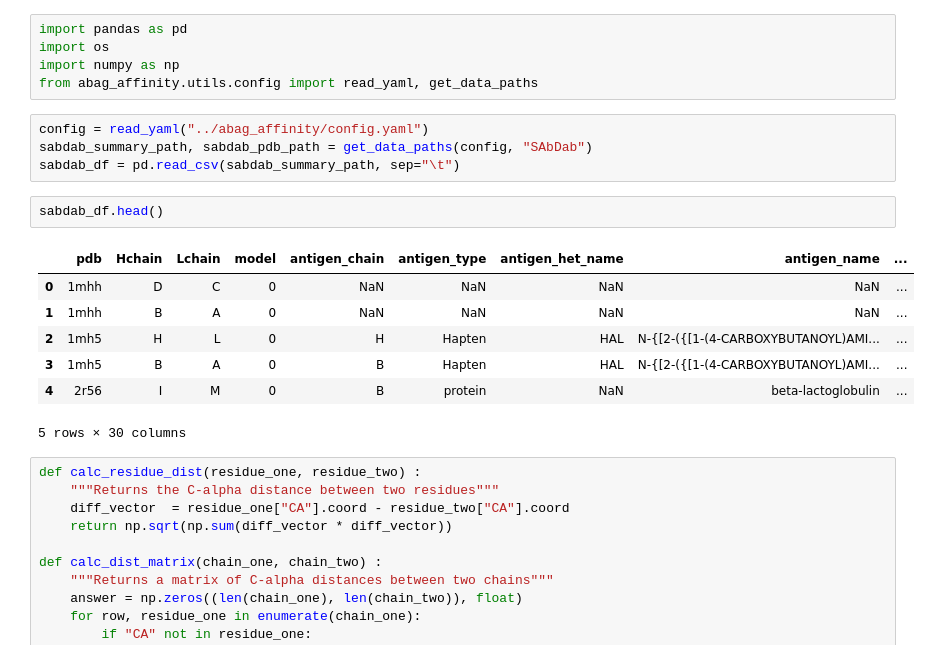
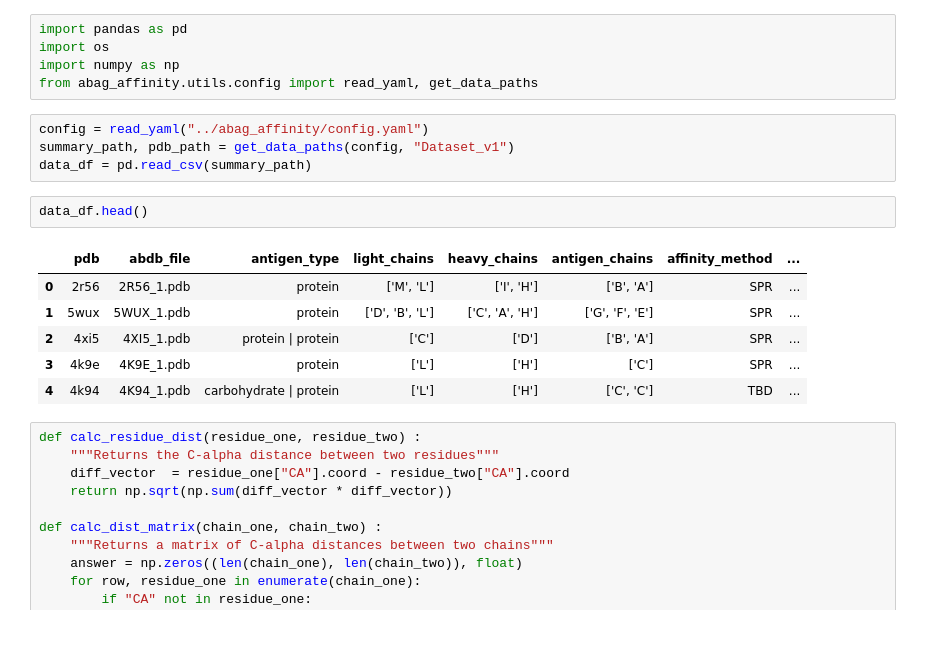
Before and after one commit to FabianTraxler/ag_binding_affinity, a Jupyter notebook: data_analysis/Contact Maps.ipynb, the cells around one changed output. Saved outputs shown, nothing was run; the diff lists cells and outputs as text.

```diff
--- a/data_analysis/Contact Maps.ipynb
+++ b/data_analysis/Contact Maps.ipynb
@@ -5,18 +5,17 @@ import numpy as np
 from abag_affinity.utils.config import read_yaml, get_data_paths
 # %%
 config = read_yaml("../abag_affinity/config.yaml")
-sabdab_summary_path, sabdab_pdb_path = get_data_paths(config, "SAbDab")
-sabdab_df = pd.read_csv(sabdab_summary_path, sep="\t")
+summary_path, pdb_path = get_data_paths(config, "Dataset_v1")
+data_df = pd.read_csv(summary_path)
 # %%
-sabdab_df.head()
+data_df.head()
 # %% [output]
-|  | pdb | Hchain | Lchain | model | antigen_chain | antigen_type | antigen_het_name | antigen_name | ... |
-| 0 | 1mhh | D | C | 0 | NaN | NaN | NaN | NaN | ... |
-| 1 | 1mhh | B | A | 0 | NaN | NaN | NaN | NaN | ... |
-| 2 | 1mh5 | H | L | 0 | H | Hapten | HAL | N-{[2-({[1-(4-CARBOXYBUTANOYL)AMI... | ... |
-| 3 | 1mh5 | B | A | 0 | B | Hapten | HAL | N-{[2-({[1-(4-CARBOXYBUTANOYL)AMI... | ... |
-| 4 | 2r56 | I | M | 0 | B | protein | NaN | beta-lactoglobulin | ... |
+|  | pdb | abdb_file | antigen_type | light_chains | heavy_chains | antigen_chains | affinity_method | ... |
+| 0 | 2r56 | 2R56_1.pdb | protein | ['M', 'L'] | ['I', 'H'] | ['B', 'A'] | SPR | ... |
+| 1 | 5wux | 5WUX_1.pdb | protein | ['D', 'B', 'L'] | ['C', 'A', 'H'] | ['G', 'F', 'E'] | SPR | ... |
+| 2 | 4xi5 | 4XI5_1.pdb | protein | protein | ['C'] | ['D'] | ['B', 'A'] | SPR | ... |
+| 3 | 4k9e | 4K9E_1.pdb | protein | ['L'] | ['H'] | ['C'] | SPR | ... |
+| 4 | 4k94 | 4K94_1.pdb | carbohydrate | protein | ['L'] | ['H'] | ['C', 'C'] | TBD | ... |
-5 rows × 30 columns
 # %%
 def calc_residue_dist(residue_one, residue_two) :
     """Returns the C-alpha distance between two residues"""
```
Also changed, not shown: parts of 12 cells of this notebook, 7 other files.
